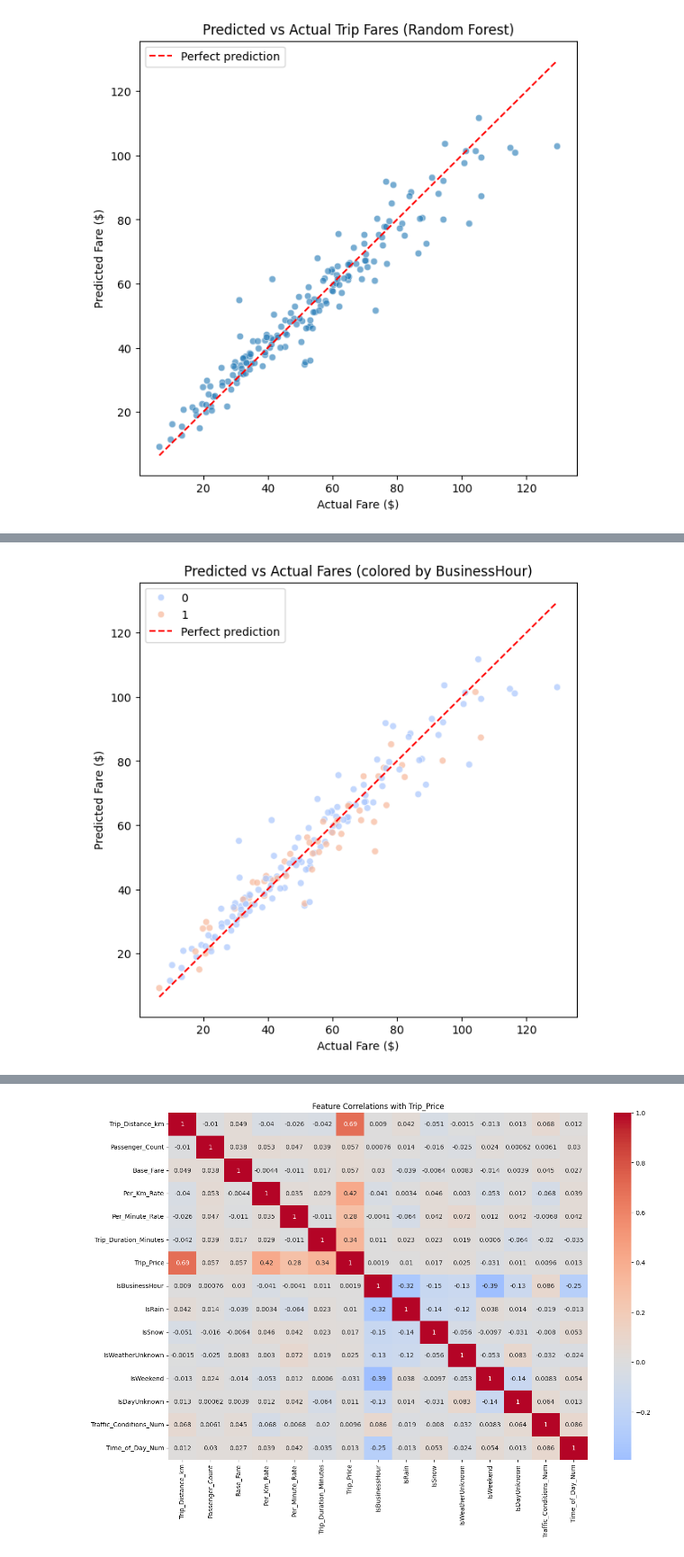
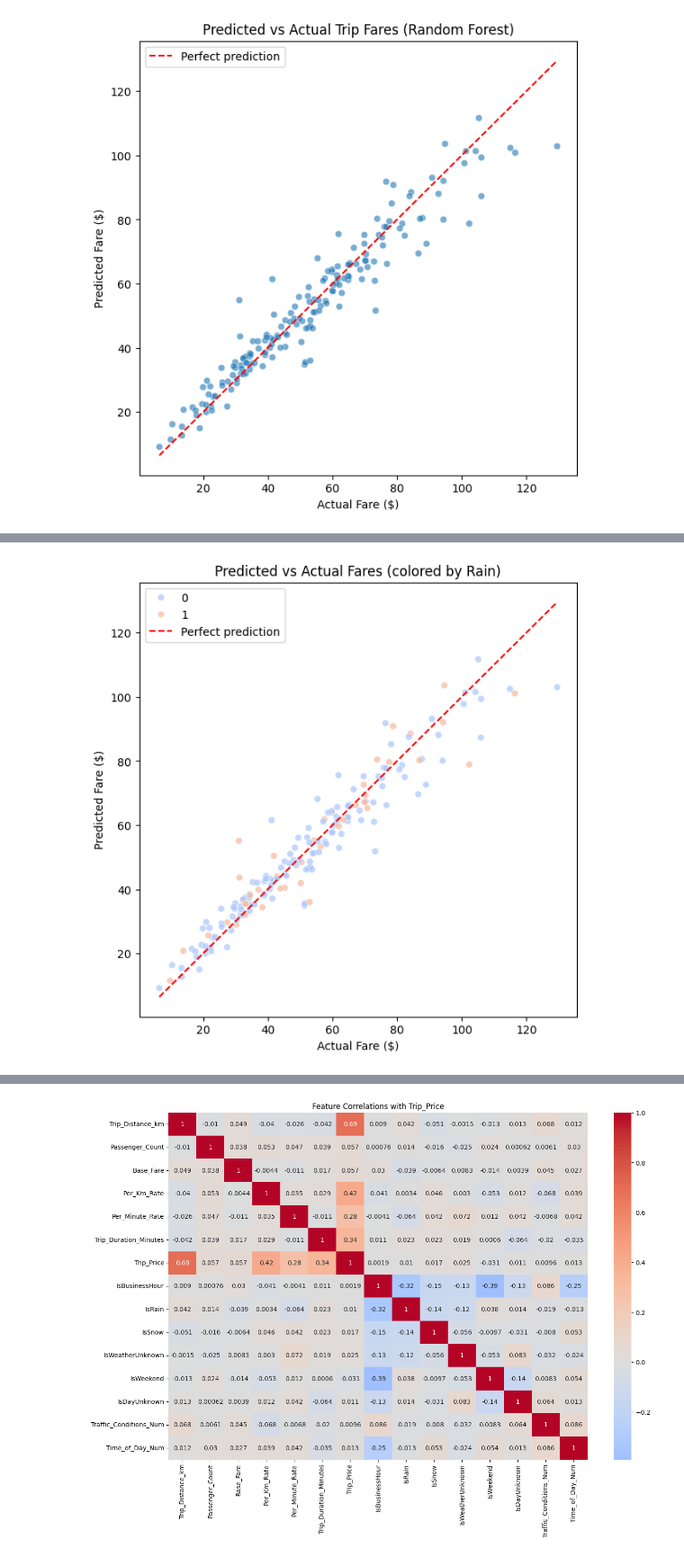
Before and after one commit to SusannaR11/taxipred-prediction-fullstack-SUSANNA-ROKKA-OPA24, a Jupyter notebook: explorations/4b_model_training.ipynb, the cells around one changed output, grey strips where cells are left out. Shown at 90% size. Saved outputs shown, nothing was run; the diff lists cells and outputs as text; code cells hidden in the pictures.

```diff
--- a/explorations/4b_model_training.ipynb
+++ b/explorations/4b_model_training.ipynb
@@ -97,21 +118,21 @@ plt.show()
 # %%
 # plot to check errors on smart features
-# IsBusinesshour:
+# IsRain: IsRain=1, Not=0
 plt.figure(figsize=(7,7))
 sns.scatterplot(
     x=y_test, y=pred,
-    hue=X_test["IsBusinessHour"],  # color points by BusinessHour flag
+    hue=X_test["IsRain"],  # color points by BusinessHour flag
     palette="coolwarm", alpha=0.7
 )
 
 # Perfect prediction line
 plt.plot([y_test.min(), y_test.max()], [y_test.min(), y_test.max()],
          color="red", linestyle="--", label="Perfect prediction")
 
 plt.xlabel("Actual Fare ($)")
 plt.ylabel("Predicted Fare ($)")
-plt.title("Predicted vs Actual Fares (colored by BusinessHour)")
+plt.title("Predicted vs Actual Fares (colored by Rain)")
 plt.legend()
 plt.show()
 # %% [output]
-[figure, old version]
+[figure, new version]
```
Also changed, not shown: parts of 5 cells of this notebook, 4 other files.
